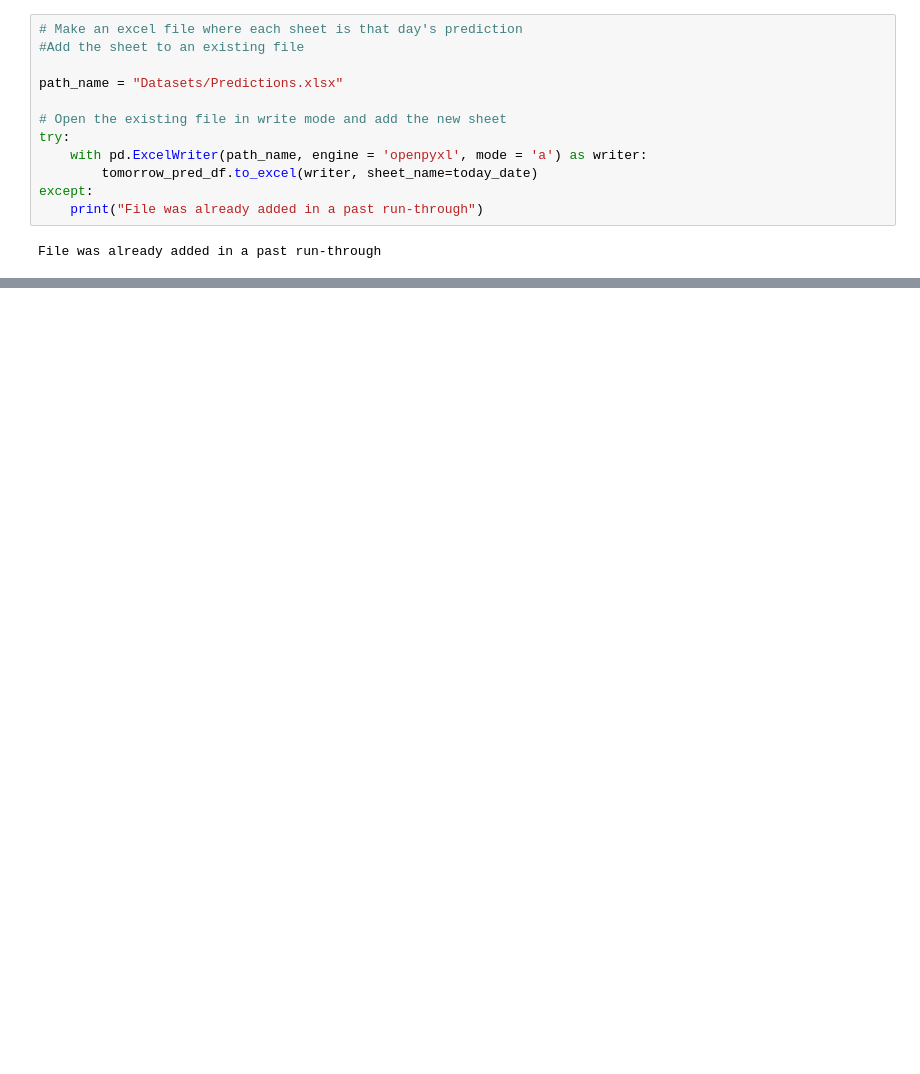
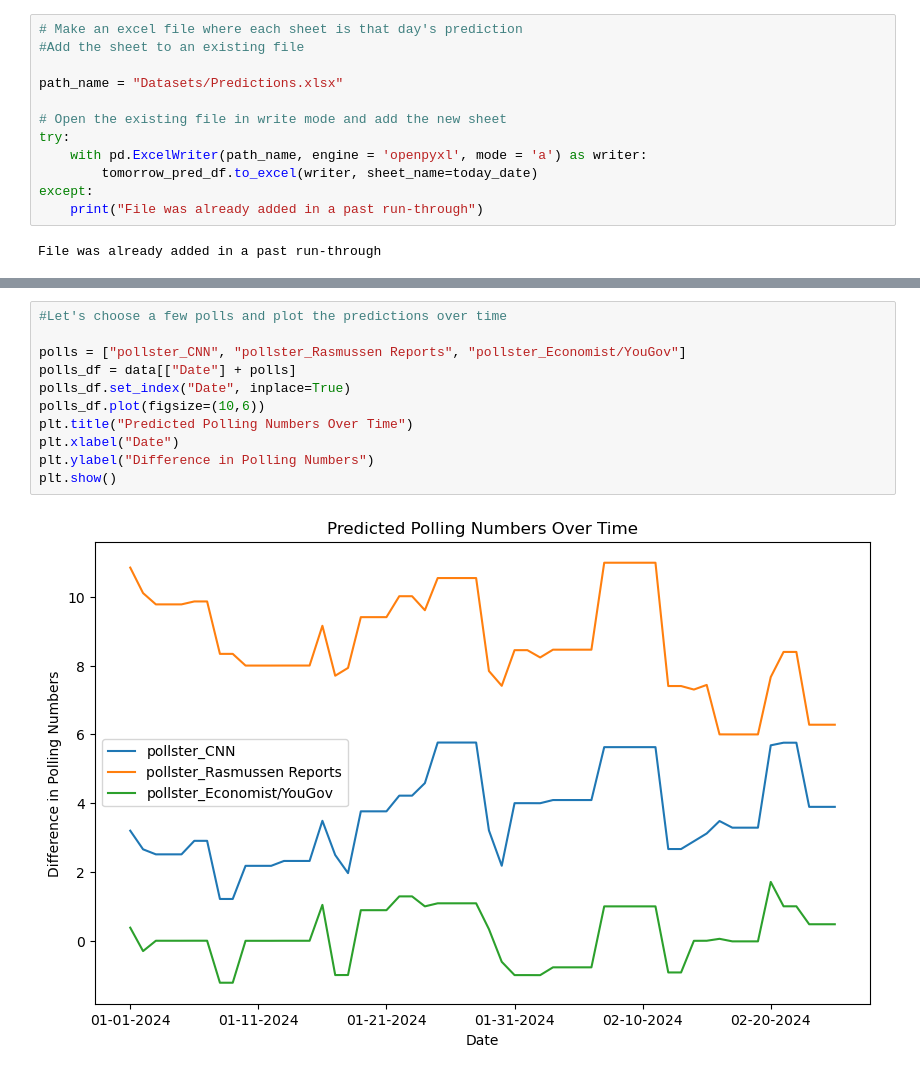
Before and after one commit to robertfeldstein/Election2024, a Jupyter notebook: regression_models.ipynb, the cells around one changed output, grey strips where cells are left out. Drawn from its saved outputs; the diff is of its cells as text; blank space fills up the shorter version.

```diff
--- a/regression_models.ipynb
+++ b/regression_models.ipynb
@@ -250,0 +384,13 @@ RMSE IS:  1.2342759762844309
+# %%
+#Let's choose a few polls and plot the predictions over time
+
+polls = ["pollster_CNN", "pollster_Rasmussen Reports", "pollster_Economist/YouGov"]
+polls_df = data[["Date"] + polls]
+polls_df.set_index("Date", inplace=True)
+polls_df.plot(figsize=(10,6))
+plt.title("Predicted Polling Numbers Over Time")
+plt.xlabel("Date")
+plt.ylabel("Difference in Polling Numbers")
+plt.show()
+# %% [output]
+[figure, added]
```
Also changed, not shown: parts of 19 cells of this notebook, 3 other files.
